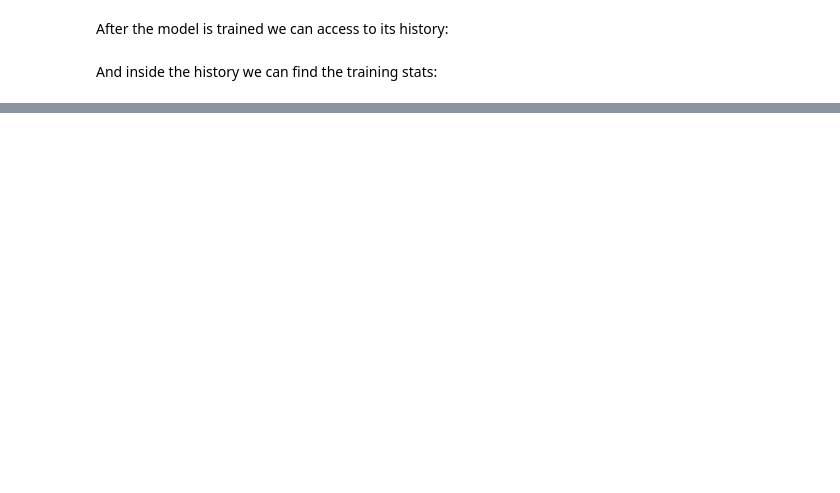
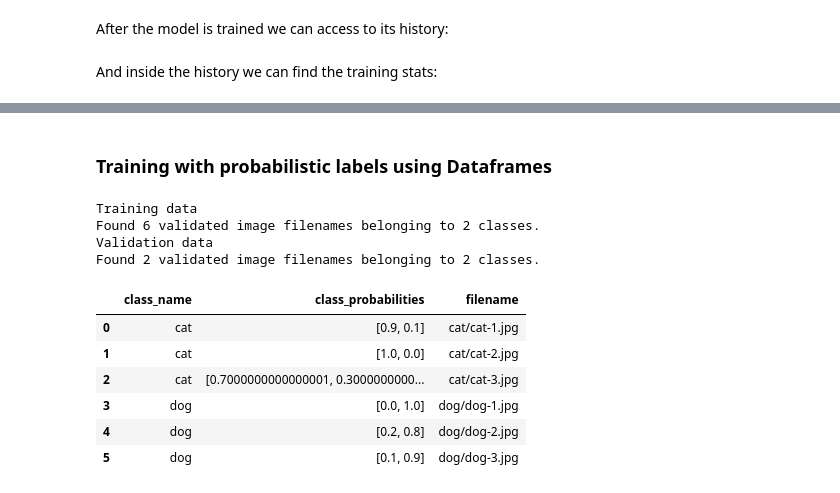
Before and after one commit to triagemd/keras-trainer, a Jupyter notebook: example.ipynb, the cells around one changed output, grey strips where cells are left out. Drawn from its saved outputs; the diff is of its cells as text; code cells hidden in the pictures; blank space fills up the shorter version.

```diff
--- a/example.ipynb
+++ b/example.ipynb
@@ -306,0 +393,43 @@ Validation Loss was 0.161
+# %% [markdown]
+### Training with probabilistic labels using Dataframes
+# %%
+train_catdog_dataset_path = os.path.abspath(os.path.join('tests', 'files', 'catdog', 'train'))
+
+train_catdog_dataframe_path = os.path.abspath(os.path.join('tests', 'files', 'catdog', 'train_data.json'))
+
+val_catdog_dataset_path = os.path.abspath(os.path.join('tests', 'files', 'catdog', 'val'))
+
+val_catdog_dataframe_path = os.path.abspath(os.path.join('tests', 'files', 'catdog', 'val_data.json'))
+# %%
+trainer = Trainer(model_spec=model_spec,
+                  train_dataset_dir=train_catdog_dataset_path,
+                  train_dataset_dataframe=train_catdog_dataframe_path,
+                  val_dataset_dir=val_catdog_dataset_path,
+                  val_dataset_dataframe=val_catdog_dataframe_path,
+                  output_model_dir=output_model_dir,
+                  output_logs_dir=output_logs_dir,
+                  batch_size=1,
+                  epochs=3,
+                  workers=16,
+                  num_classes=2,
+                  max_queue_size=128,
+                  num_gpus=1,
+                  optimizer=optim,
+                  verbose=False,
+                  input_shape=(None, None, 3),
+                )
+# %% [output]
+Training data
+Found 6 validated image filenames belonging to 2 classes.
+Validation data
+Found 2 validated image filenames belonging to 2 classes.
+# %%
+trainer.train_dataset_dataframe
+# %% [output]
+|  | class_name | class_probabilities | filename |
+| 0 | cat | [0.9, 0.1] | cat/cat-1.jpg |
+| 1 | cat | [1.0, 0.0] | cat/cat-2.jpg |
+| 2 | cat | [0.7000000000000001, 0.3000000000... | cat/cat-3.jpg |
+| 3 | dog | [0.0, 1.0] | dog/dog-1.jpg |
+| 4 | dog | [0.2, 0.8] | dog/dog-2.jpg |
+| 5 | dog | [0.1, 0.9] | dog/dog-3.jpg |
```
Also changed, not shown: parts of 16 cells of this notebook.
